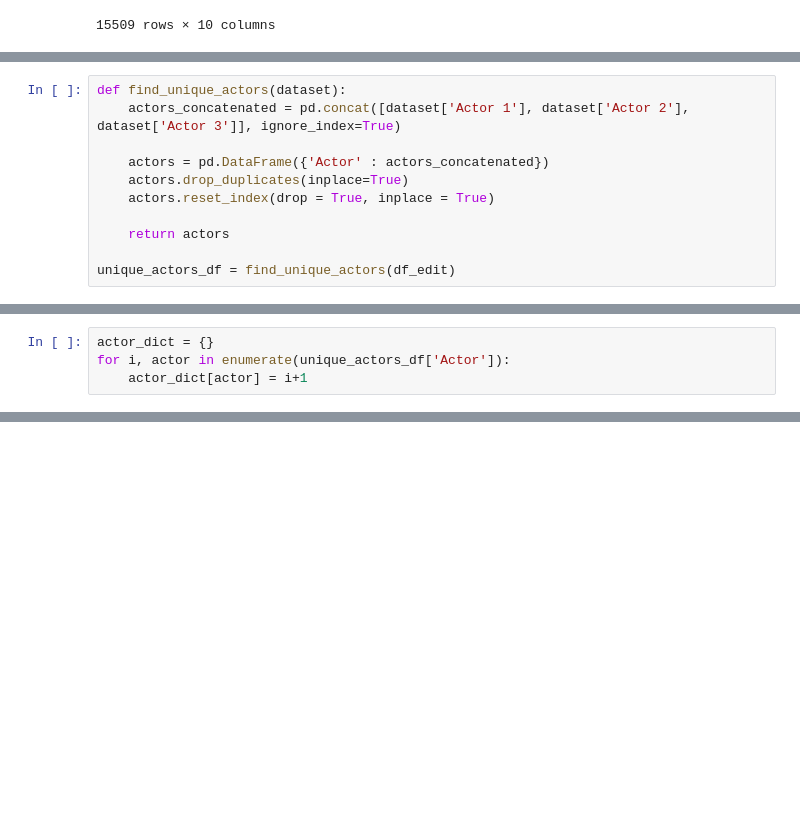
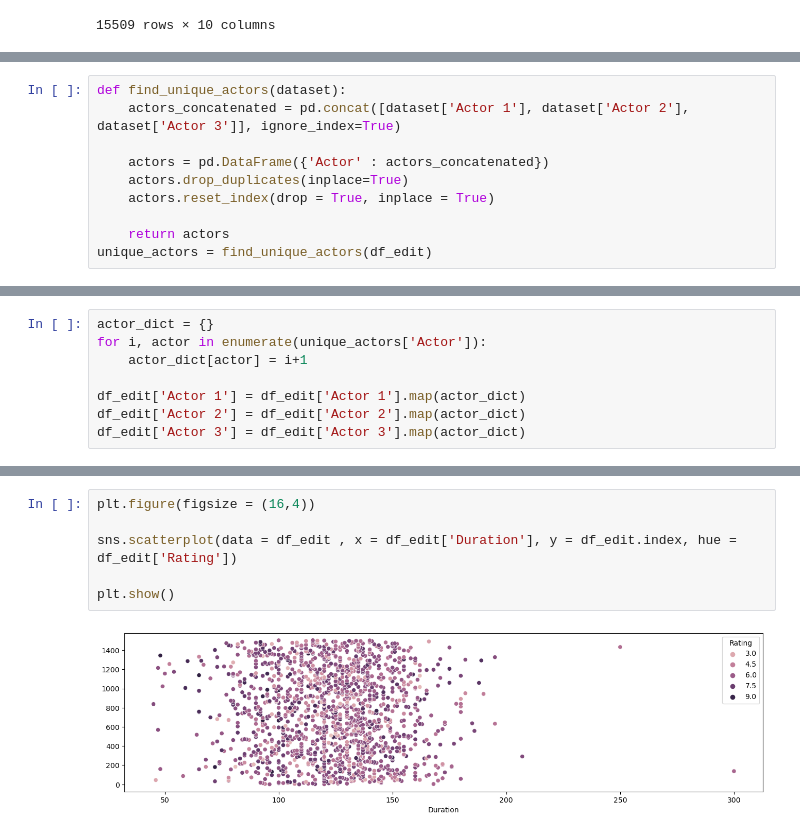
Before and after one commit to ImadElMaftouhi/codsoft, a Jupyter notebook: MOVIE RATING PREDICTION/alternate_version.ipynb, the cells around one changed output, grey strips where cells are left out. Cells and saved outputs as stored; diff of their text form; blank space fills up the shorter version.

```diff
--- a/MOVIE RATING PREDICTION/alternate_version.ipynb
+++ b/MOVIE RATING PREDICTION/alternate_version.ipynb
@@ -77,5 +117,4 @@ def find_unique_actors(dataset):
     actors.reset_index(drop = True, inplace = True)
 
     return actors
-
-unique_actors_df = find_unique_actors(df_edit)
+unique_actors = find_unique_actors(df_edit)
@@ -98,4 +121,8 @@ unique_actors_df
 # %%
 actor_dict = {}
-for i, actor in enumerate(unique_actors_df['Actor']):
+for i, actor in enumerate(unique_actors['Actor']):
     actor_dict[actor] = i+1
+
+df_edit['Actor 1'] = df_edit['Actor 1'].map(actor_dict)
+df_edit['Actor 2'] = df_edit['Actor 2'].map(actor_dict)
+df_edit['Actor 3'] = df_edit['Actor 3'].map(actor_dict)
@@ -132,0 +153,8 @@ df_test
+# %%
+plt.figure(figsize = (16,4))
+
+sns.scatterplot(data = df_edit , x = df_edit['Duration'], y = df_edit.index, hue = df_edit['Rating'])
+
+plt.show()
+# %% [output]
+[figure, added]
```
Also changed, not shown: parts of 33 cells of this notebook.
